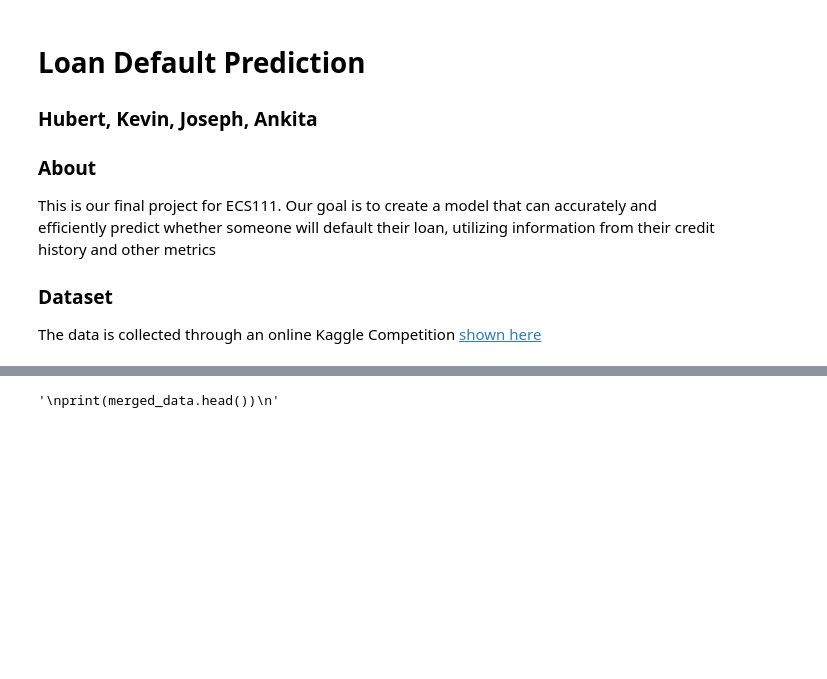
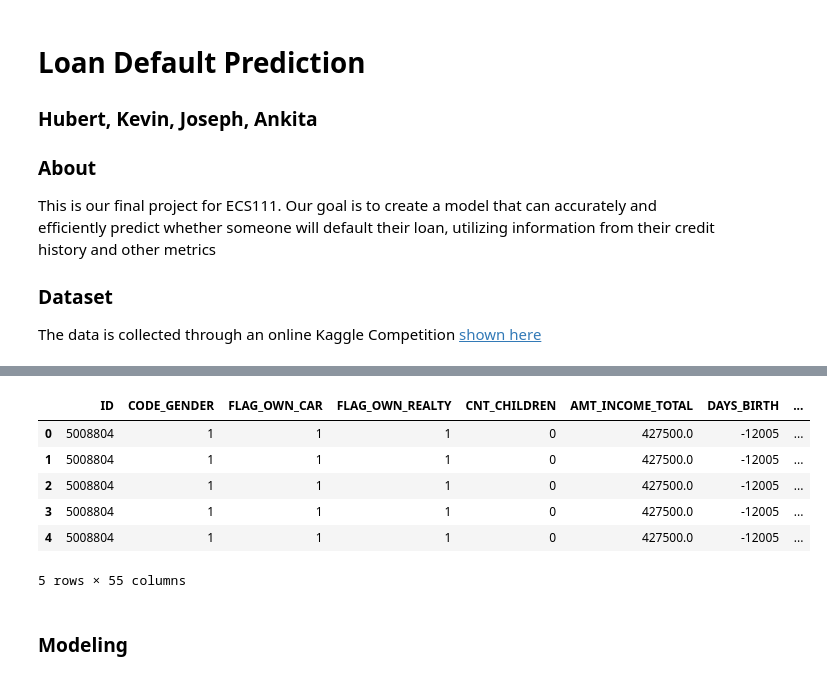
Before and after one commit to kevinguii/CreditCardApproval_ECS111, a Jupyter notebook: ecs111 project.ipynb, the cells around one changed output, grey strips where cells are left out. Drawn from its saved outputs; the diff is of its cells as text; code cells hidden in the pictures; blank space fills up the shorter version.

```diff
--- a/ecs111 project.ipynb
+++ b/ecs111 project.ipynb
@@ -134,3 +193,26 @@ preprocessor = ColumnTransformer(
+# %%
+#change all categories with only two categories to 0s and 1s
+le = LabelEncoder()
+two_categories_cols = ['CODE_GENDER','FLAG_OWN_CAR','FLAG_OWN_REALTY']
+for col in two_categories_cols:
+	merged_data[col] = le.fit_transform(merged_data[col])
+merged_data.head()
+
+#option 1: try one hot encoding for remaining features
+one_hot_cols = ['NAME_INCOME_TYPE','NAME_EDUCATION_TYPE','NAME_FAMILY_STATUS','NAME_HOUSING_TYPE','OCCUPATION_TYPE']
+merged_data = pd.get_dummies(merged_data,columns=one_hot_cols,dtype=int)
+# %%
+merged_data.head()
+# %% [output]
+|  | ID | CODE_GENDER | FLAG_OWN_CAR | FLAG_OWN_REALTY | CNT_CHILDREN | AMT_INCOME_TOTAL | DAYS_BIRTH | ... |
+| 0 | 5008804 | 1 | 1 | 1 | 0 | 427500.0 | -12005 | ... |
+| 1 | 5008804 | 1 | 1 | 1 | 0 | 427500.0 | -12005 | ... |
+| 2 | 5008804 | 1 | 1 | 1 | 0 | 427500.0 | -12005 | ... |
+| 3 | 5008804 | 1 | 1 | 1 | 0 | 427500.0 | -12005 | ... |
+| 4 | 5008804 | 1 | 1 | 1 | 0 | 427500.0 | -12005 | ... |
+5 rows × 55 columns
+# %% [markdown]
+### Modeling
 # %%
 ## Target Variable, 'STATUS' column ## (easier to identify overdue payments)
 
@@ -144,11 +226,7 @@ preprocessor = ColumnTransformer(
 # 4: 120-149 days overdue
 # 5: Overdue or bad debts, write-offs for more than 150 days
 merged_data['Target'] = merged_data['STATUS'].apply(lambda x: 0 if x in ['C', 'X'] else 1)
-
-Y = merged_data['Target']
-
-'''
-print(merged_data.head())
-'''
+merged_data.drop(['STATUS','ID'],axis=1,inplace=True)
+X = merged_data.drop(['Target'],axis=1)
+features = X.columns
+y = merged_data['Target']
-# %% [output]
-'\nprint(merged_data.head())\n'
```
Also changed, not shown: parts of 17 cells of this notebook.
